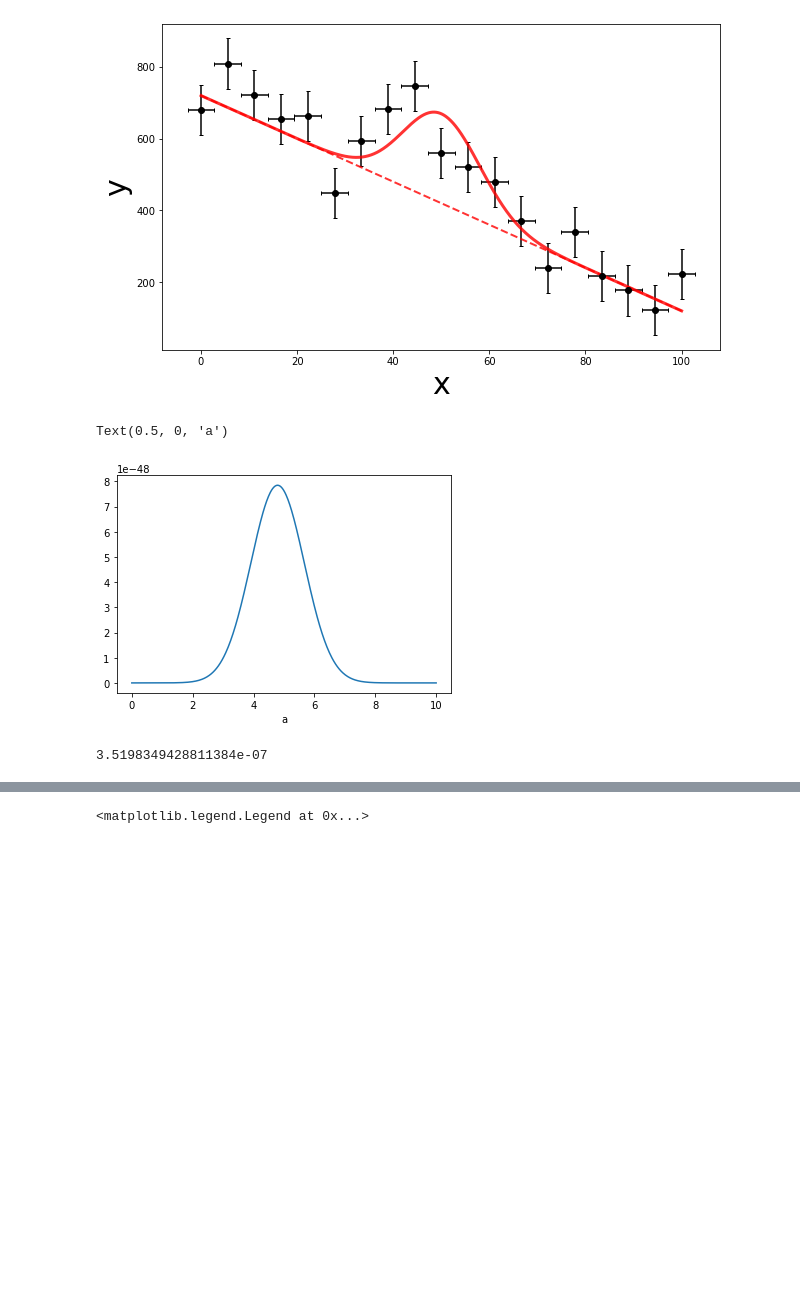
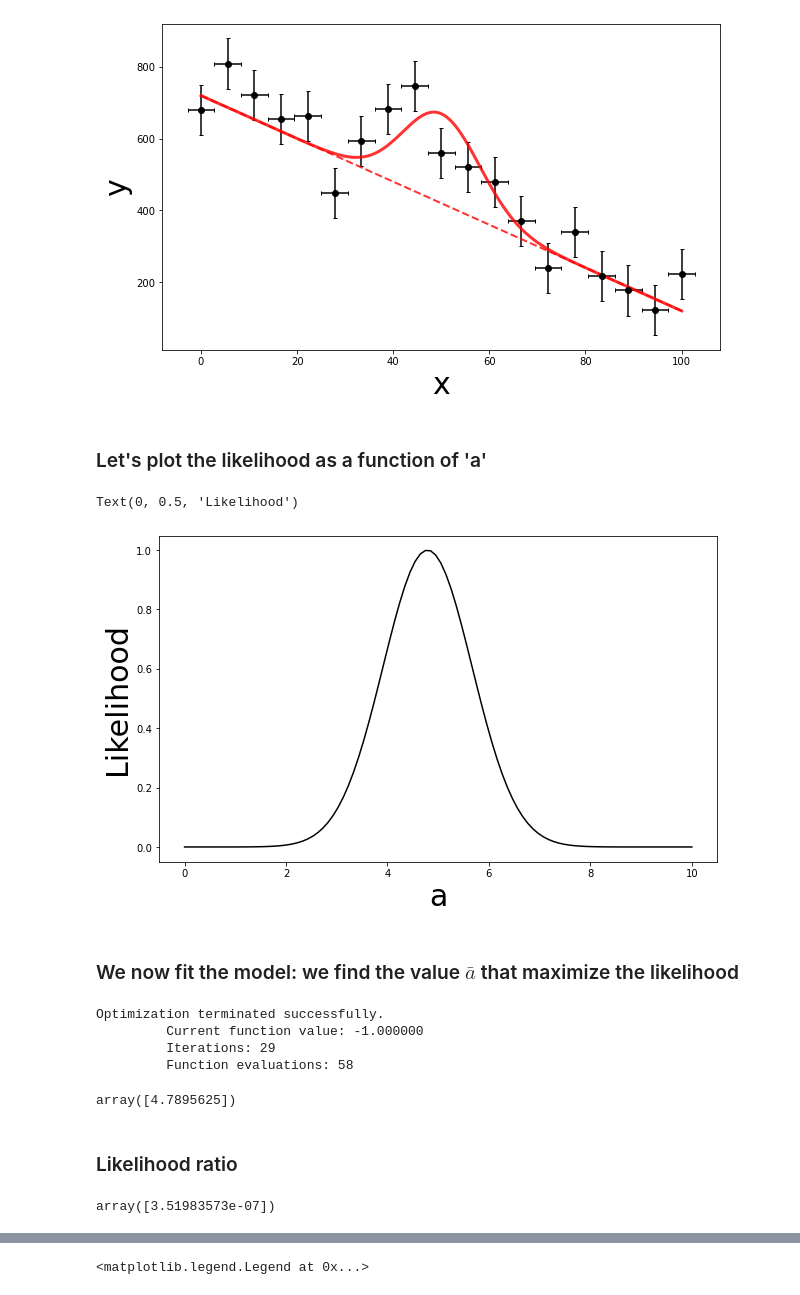
Before and after one commit to datacamp-astro/2022-arqus-bergen, a Jupyter notebook: stat_intro/STAT_HandsOn.ipynb, the cells around one changed output, grey strips where cells are left out. Cells and saved outputs as stored; diff of their text form; code cells hidden in the pictures; blank space fills up the shorter version.

```diff
--- a/stat_intro/STAT_HandsOn.ipynb
+++ b/stat_intro/STAT_HandsOn.ipynb
@@ -243,18 +243,43 @@ ax.set_ylabel('y',fontsize=30)
 # %% [output]
 Text(0, 0.5, 'y')
 [figure]
+# %% [markdown]
+### Let's plot the likelihood as a function of 'a'
 # %%
 a_vals   = np.linspace(0,10, 500)
 lkl_vals = [likelihood( a_i, yobs, xobs)  for a_i in a_vals]
 
-plt.plot( a_vals, lkl_vals)
-plt.xlabel("a")
-#plt.xscale("log")
-#plt.yscale("log")
+# we perform an interpolation
+def likelihood_interp(a):
+    return np.interp( a,  a_vals, lkl_vals/np.max(lkl_vals))
+
+
+
+fig, ax = plt.subplots(figsize=(10,6),nrows=1, ncols=1)
+
+x = np.linspace(0,10, 100)
+y = likelihood_interp(x)
+ax.plot( x, y, c='black')
+ax.set_xlabel("a",fontsize=30)
+ax.set_ylabel('Likelihood',fontsize=30)
 # %% [output]
-Text(0.5, 0, 'a')
+Text(0, 0.5, 'Likelihood')
-[figure, old version]
+[figure, new version]
-# %%
-np.interp( 0, a_vals, lkl_vals/np.max(lkl_vals))
-# %% [output]
-3.5198349428811384e-07
+# %% [markdown]
+### We now fit the model: we find the value $\bar{a}$ that maximize the likelihood
+# %%
+bar_a = optimize.fmin(lambda x: -likelihood_interp(x), 0)
+bar_a
+# %% [output]
+Optimization terminated successfully.
+         Current function value: -1.000000
+         Iterations: 29
+         Function evaluations: 58
+array([4.7895625])
+# %% [markdown]
+### Likelihood ratio
+# %%
+likelihood_ratio = likelihood_interp(0)/likelihood_interp(bar_a)
+likelihood_ratio
+# %% [output]
+array([3.51983573e-07])
```
Also changed, not shown: parts of 18 cells of this notebook.
